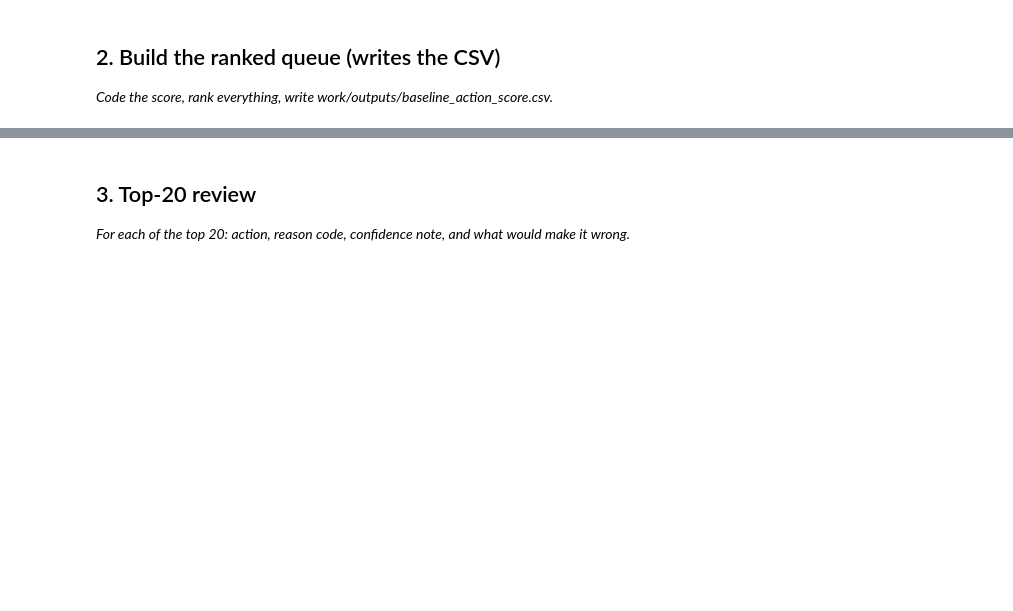
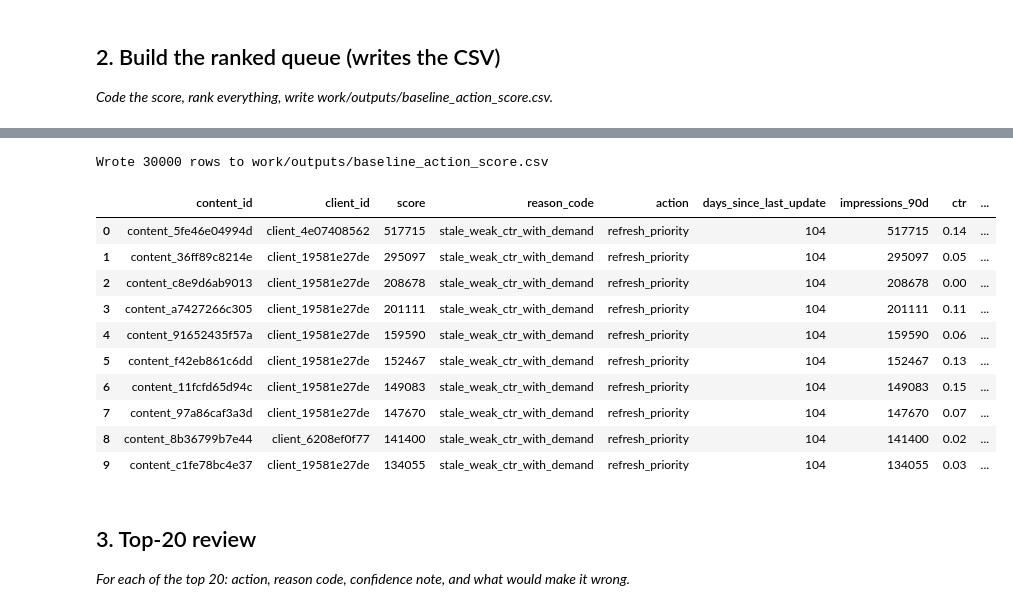
Before and after one commit to abdulhadi2005ag-cmd/flyrank-ml-internship-hadii, a Jupyter notebook: work/notebooks/w04_baseline_score.ipynb, the cells around one changed output, grey strips where cells are left out. Drawn from its saved outputs; the diff is of its cells as text; code cells hidden in the pictures; blank space fills up the shorter version.

```diff
--- a/work/notebooks/w04_baseline_score.ipynb
+++ b/work/notebooks/w04_baseline_score.ipynb
@@ -22,0 +147,28 @@ This skeleton is yours to fill. Work the sections **in order** — each one has
+# %%
+# This cell is for CODE (numbers, a query, a check).
+# Write your text answer in the cell ABOVE this one — typing sentences here breaks Run All.
+# Tier-median CTR benchmark, built only from rows with real position data
+tier_median_ctr = clean.groupby("position_tier", observed=True)["ctr"].median()
+print("Tier median CTR benchmark:")
+print(tier_median_ctr.to_string())
+
+df["has_position_data"] = df["avg_position"] > 0
+df["tier_median_ctr"] = df["position_tier"].map(tier_median_ctr)
+
+# 1) stale — hasn't been touched in 90+ days
+df["stale"] = df["days_since_last_update"] >= 90
+
+# 2) has_demand — still gets real traffic, so review effort isn't wasted on a dead page
+df["has_demand"] = df["impressions_90d"] >= 500
+
+# 3) weak_ctr — CTR below the median for its OWN position tier, and we trust the tier (real position data)
+df["weak_ctr"] = df["has_position_data"] & (df["ctr"] < df["tier_median_ctr"])
+
+flagged = df["stale"] & df["has_demand"] & df["weak_ctr"]
+
+df["reason_code"] = np.where(flagged, "stale_weak_ctr_with_demand", "not_flagged")
+df["action"] = np.where(flagged, "refresh_priority", "no_action")
+df["score"] = np.where(flagged, df["impressions_90d"], 0)
+
+print()
+print("flagged rows:", int(flagged.sum()), "of", len(df), f"({flagged.mean():.1%})")
@@ -23,3 +185,28 @@ This skeleton is yours to fill. Work the sections **in order** — each one has
+# %%
+queue = (
+    df[["content_id", "client_id", "score", "reason_code", "action",
+        "days_since_last_update", "impressions_90d", "ctr", "position_tier", "avg_position"]]
+    .sort_values("score", ascending=False)
+    .reset_index(drop=True)
+)
+
+os.makedirs("work/outputs", exist_ok=True)
+queue.to_csv("work/outputs/baseline_action_score.csv", index=False)
+print("Wrote", len(queue), "rows to work/outputs/baseline_action_score.csv")
+queue.head(10)
+# %% [output]
+Wrote 30000 rows to work/outputs/baseline_action_score.csv
+|  | content_id | client_id | score | reason_code | action | days_since_last_update | impressions_90d | ctr | ... |
+| 0 | content_5fe46e04994d | client_4e07408562 | 517715 | stale_weak_ctr_with_demand | refresh_priority | 104 | 517715 | 0.14 | ... |
+| 1 | content_36ff89c8214e | client_19581e27de | 295097 | stale_weak_ctr_with_demand | refresh_priority | 104 | 295097 | 0.05 | ... |
+| 2 | content_c8e9d6ab9013 | client_19581e27de | 208678 | stale_weak_ctr_with_demand | refresh_priority | 104 | 208678 | 0.00 | ... |
+| 3 | content_a7427266c305 | client_19581e27de | 201111 | stale_weak_ctr_with_demand | refresh_priority | 104 | 201111 | 0.11 | ... |
+| 4 | content_91652435f57a | client_19581e27de | 159590 | stale_weak_ctr_with_demand | refresh_priority | 104 | 159590 | 0.06 | ... |
+| 5 | content_f42eb861c6dd | client_19581e27de | 152467 | stale_weak_ctr_with_demand | refresh_priority | 104 | 152467 | 0.13 | ... |
+| 6 | content_11fcfd65d94c | client_19581e27de | 149083 | stale_weak_ctr_with_demand | refresh_priority | 104 | 149083 | 0.15 | ... |
+| 7 | content_97a86caf3a3d | client_19581e27de | 147670 | stale_weak_ctr_with_demand | refresh_priority | 104 | 147670 | 0.07 | ... |
+| 8 | content_8b36799b7e44 | client_6208ef0f77 | 141400 | stale_weak_ctr_with_demand | refresh_priority | 104 | 141400 | 0.02 | ... |
+| 9 | content_c1fe78bc4e37 | client_19581e27de | 134055 | stale_weak_ctr_with_demand | refresh_priority | 104 | 134055 | 0.03 | ... |
 # %% [markdown]
 ## 3. Top-20 review
 
```
Also changed, not shown: parts of 14 cells of this notebook.
